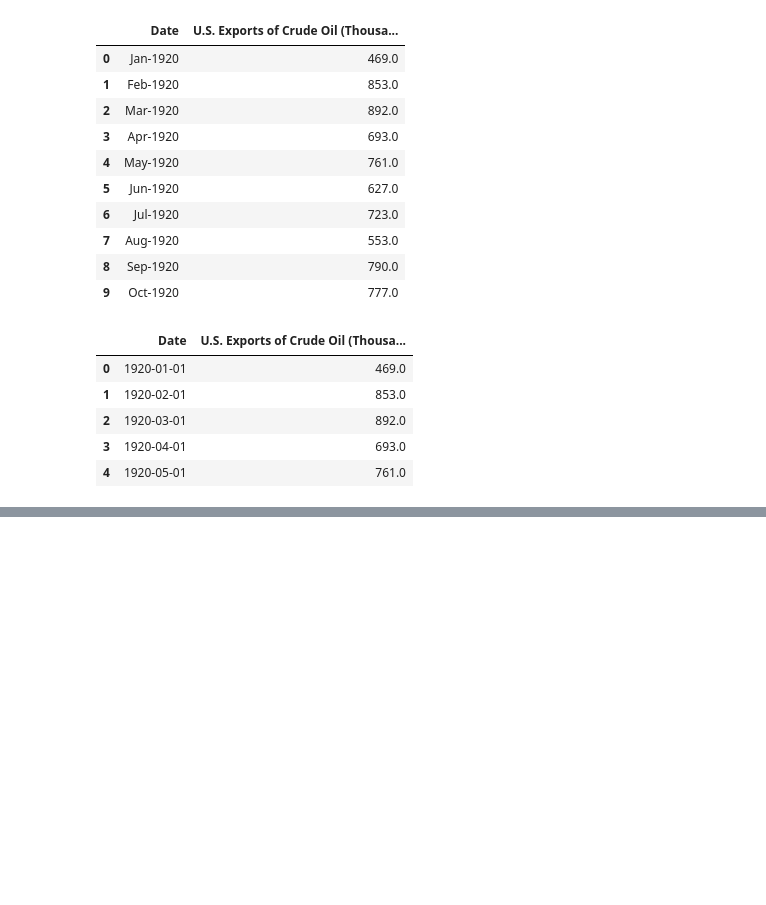
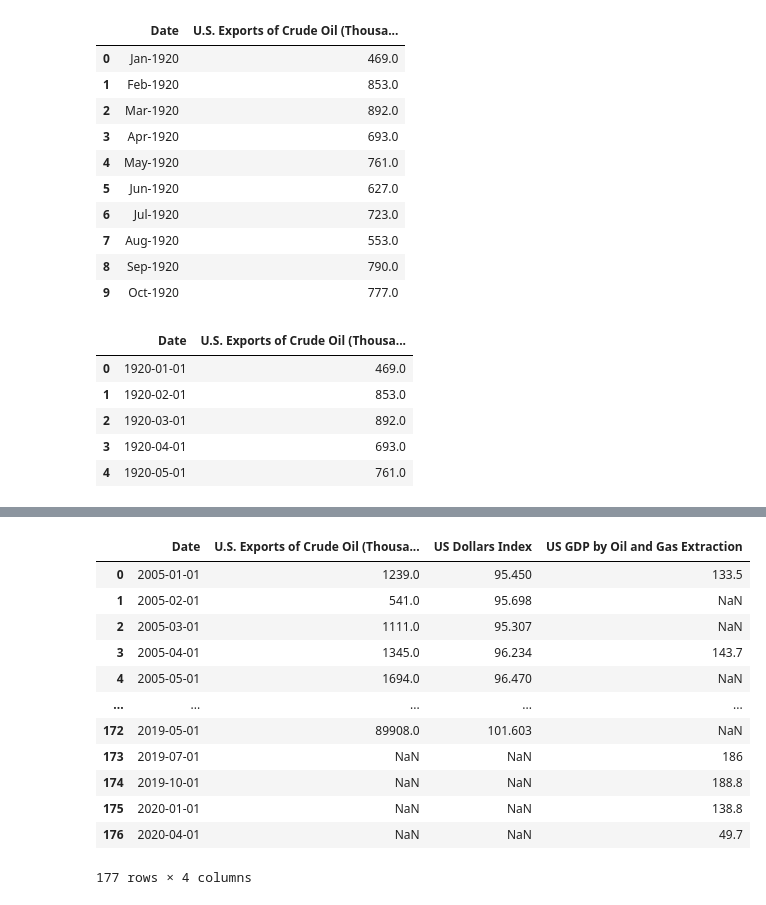
Before and after one commit to kk-deng/CanadaEnergyIE, a Jupyter notebook: Part 1 - US Oil Export and GDP vs. USD dollars.ipynb, the cells around one changed output, grey strips where cells are left out. Cells and saved outputs as stored; diff of their text form; code cells hidden in the pictures; blank space fills up the shorter version.

```diff
--- a/Part 1 - US Oil Export and GDP vs. USD dollars.ipynb
+++ b/Part 1 - US Oil Export and GDP vs. USD dollars.ipynb
@@ -113,0 +235,17 @@ plt.show
+# %%
+merge_final.fillna(0)
+merge_final
+# %% [output]
+|  | Date | U.S. Exports of Crude Oil (Thousa... | US Dollars Index | US GDP by Oil and Gas Extraction |
+| 0 | 2005-01-01 | 1239.0 | 95.450 | 133.5 |
+| 1 | 2005-02-01 | 541.0 | 95.698 | NaN |
+| 2 | 2005-03-01 | 1111.0 | 95.307 | NaN |
+| 3 | 2005-04-01 | 1345.0 | 96.234 | 143.7 |
+| 4 | 2005-05-01 | 1694.0 | 96.470 | NaN |
+| ... | ... | ... | ... | ... |
+| 172 | 2019-05-01 | 89908.0 | 101.603 | NaN |
+| 173 | 2019-07-01 | NaN | NaN | 186 |
+| 174 | 2019-10-01 | NaN | NaN | 188.8 |
+| 175 | 2020-01-01 | NaN | NaN | 138.8 |
+| 176 | 2020-04-01 | NaN | NaN | 49.7 |
+177 rows × 4 columns
```
Also changed, not shown: parts of 29 cells of this notebook, 5 other files.
